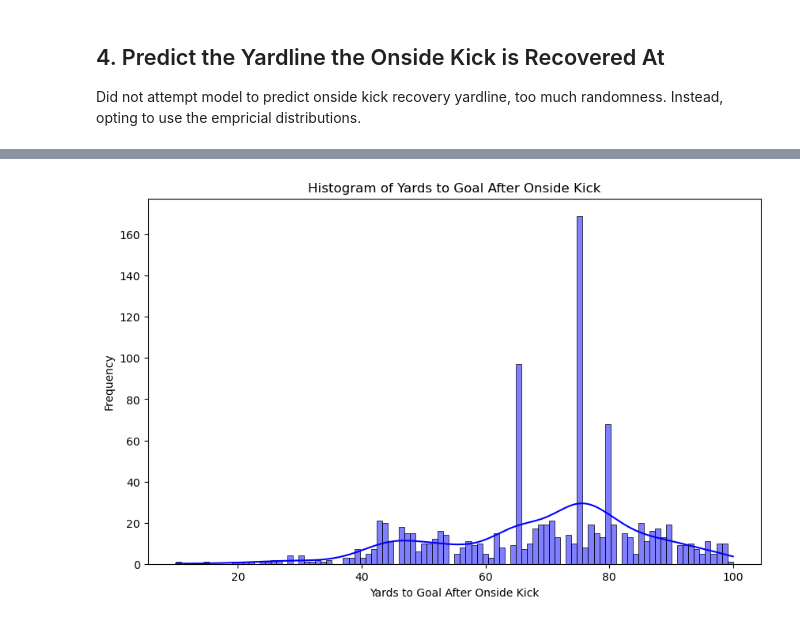
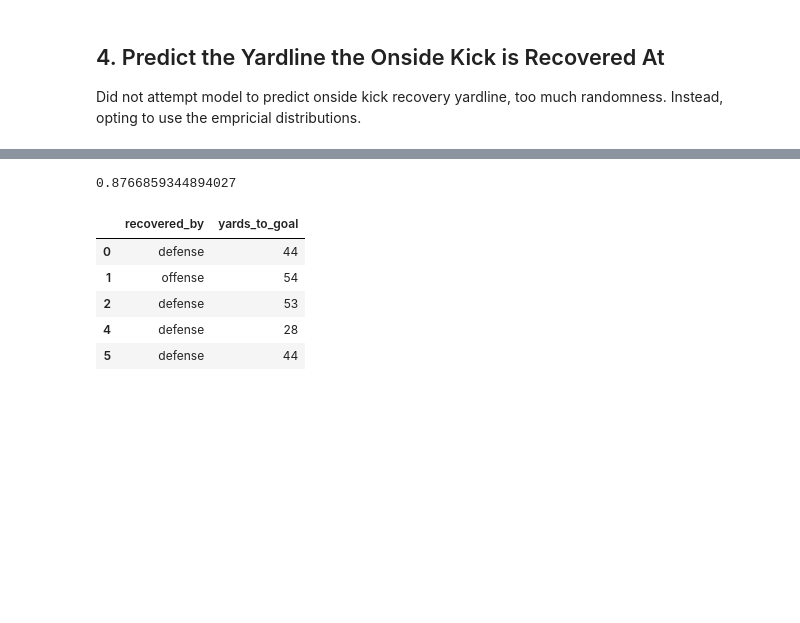
Before and after one commit to lneuendorf/cfb-win-probability, a Jupyter notebook: notebooks/onside_kick.ipynb, the cells around one changed output, grey strips where cells are left out. Cells and saved outputs as stored; diff of their text form; code cells hidden in the pictures; blank space fills up the shorter version.

```diff
--- a/notebooks/onside_kick.ipynb
+++ b/notebooks/onside_kick.ipynb
@@ -1301,13 +1220,0 @@ cleaned_plays.head()
-# %%
-onside_kicks = onside_kicks.merge(
-    cleaned_plays[['game_id', 'drive_number', 'yards_to_goal']]
-    .assign(
-        prev_drive_number=lambda x: x['drive_number'] - 1,
-    ).drop(columns=['drive_number'])
-    .rename(columns={'yards_to_goal': 'yards_to_goal_after_onside_kick'}),
-    left_on=['game_id', 'drive_number'],
-    right_on=['game_id', 'prev_drive_number'],
-    how='left'
-)
-
-onside_kicks.head()
@@ -1357,16 +1221,38 @@ onside_kicks.query('yards_to_goal_after_onside_kick==75').head()
-# %%
-#plot yards_to_goal_after_onside_kick as histogram
-plt.figure(figsize=(10, 6))
-sns.histplot(
-    onside_kicks['yards_to_goal_after_onside_kick'].dropna(),
-    bins=100,
-    kde=True,
-    color='blue',
-    alpha=0.5
-)
-plt.title('Histogram of Yards to Goal After Onside Kick')
-plt.xlabel('Yards to Goal After Onside Kick')
-plt.ylabel('Frequency')
-plt.show()
-# %% [output]
-[figure, removed]
+# %%
+# 87% or start yards to goal metrics match an option from the play text (which does not account for the penalty yardage listed in some plays)
+onside_kicks.query(
+    '(start_yards_to_goal == recovery_yardline or start_yards_to_goal == recovery_yardline_flipped) or '
+    '(next_yards_to_goal == recovery_yardline or next_yards_to_goal == recovery_yardline_flipped)'
+).shape[0] / onside_kicks.shape[0]
+# %% [output]
+0.8766859344894027
+# %%
+onside_kicks_mini = (
+    onside_kicks.query(
+        '(start_yards_to_goal == recovery_yardline or start_yards_to_goal == recovery_yardline_flipped) or '
+        '(next_yards_to_goal == recovery_yardline or next_yards_to_goal == recovery_yardline_flipped)'
+    )
+    .assign(
+        yards_to_goal = lambda x: np.where(
+            x.start_yards_to_goal == x.recovery_yardline,
+            x.recovery_yardline,
+            np.where(
+                x.start_yards_to_goal == x.recovery_yardline_flipped,
+                x.recovery_yardline_flipped,
+                np.where(
+                    x.next_yards_to_goal == x.recovery_yardline,
+                    x.recovery_yardline,
+                    x.recovery_yardline_flipped
+                )
+            )
+        ),
+    )[['recovered_by','yards_to_goal']]
+)
+onside_kicks_mini.head()
+# %% [output]
+|  | recovered_by | yards_to_goal |
+| 0 | defense | 44 |
+| 1 | offense | 54 |
+| 2 | defense | 53 |
+| 4 | defense | 28 |
+| 5 | defense | 44 |
```
Also changed, not shown: parts of 24 cells of this notebook, 7 other files.
